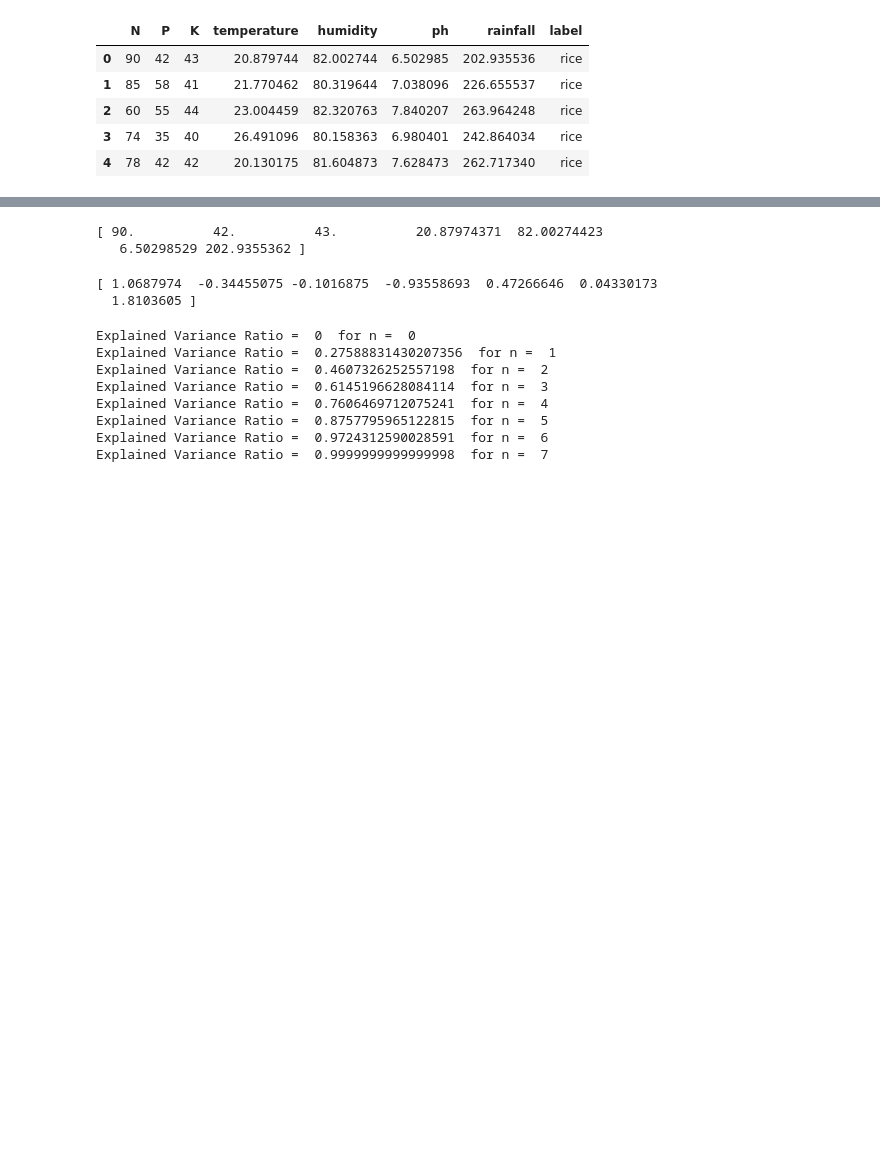
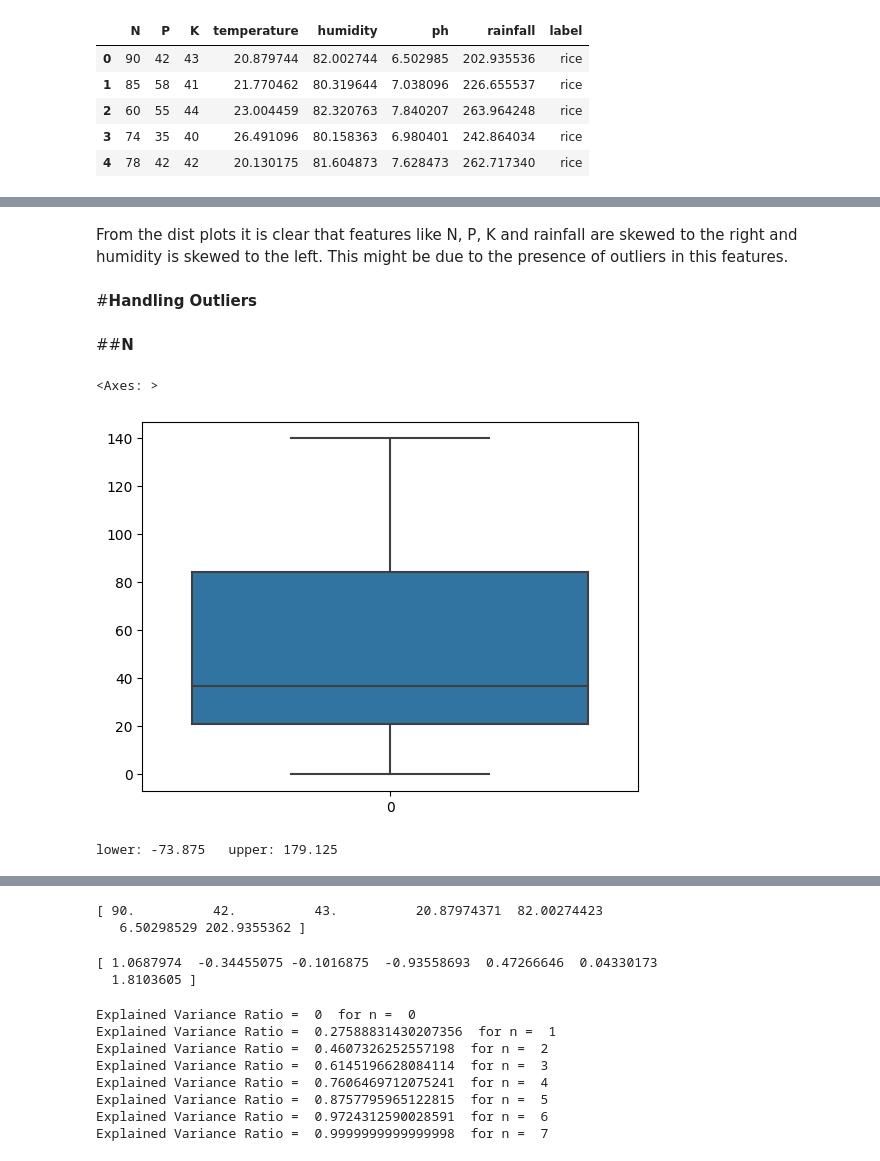
Before and after one commit to mahshooq-karayil/data-science, a Jupyter notebook: crop-recommendation/crop_recommendation.ipynb, the cells around one changed output, grey strips where cells are left out. Drawn from its saved outputs; the diff is of its cells as text; code cells hidden in the pictures; blank space fills up the shorter version.

```diff
--- a/crop-recommendation/crop_recommendation.ipynb
+++ b/crop-recommendation/crop_recommendation.ipynb
@@ -28,0 +240,20 @@ df.head()
+# %% [markdown]
+From the dist plots it is clear that features like N, P, K and rainfall are skewed to the right and humidity is skewed to the left. This might be due to the presence of outliers in this features.
+# %% [markdown]
+#**Handling Outliers**
+# %% [markdown]
+##**N**
+# %%
+sb.boxplot(df['N'])
+# %% [output]
+<Axes: >
+[figure, added]
+# %%
+q1 = np.percentile(df['N'],25)
+q3 = np.percentile(df['N'],75)
+IQR = q3-q1
+upper = q3 + 1.5*IQR
+lower = q1 - 1.5*IQR
+print("lower:",lower,"  upper:",upper)
+# %% [output]
+lower: -73.875   upper: 179.125
```
Also changed, not shown: parts of 62 cells of this notebook.
